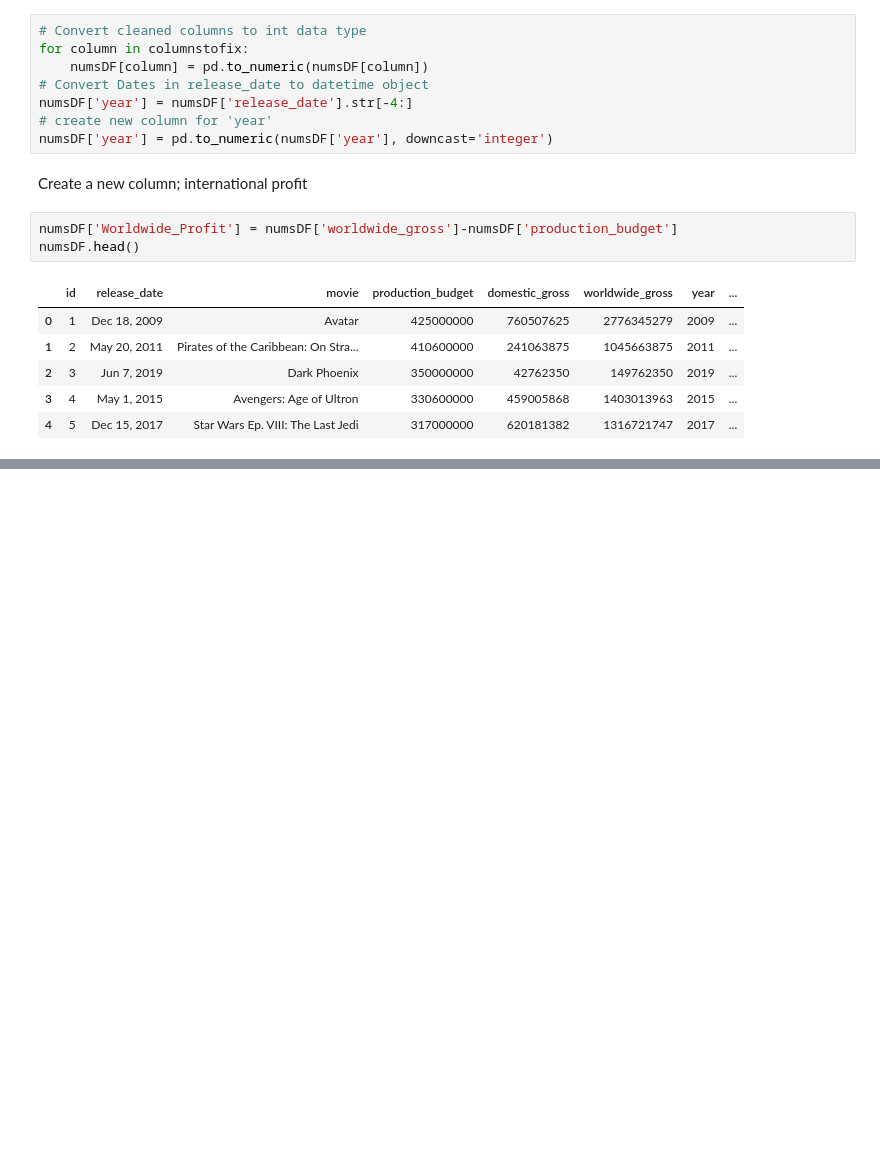
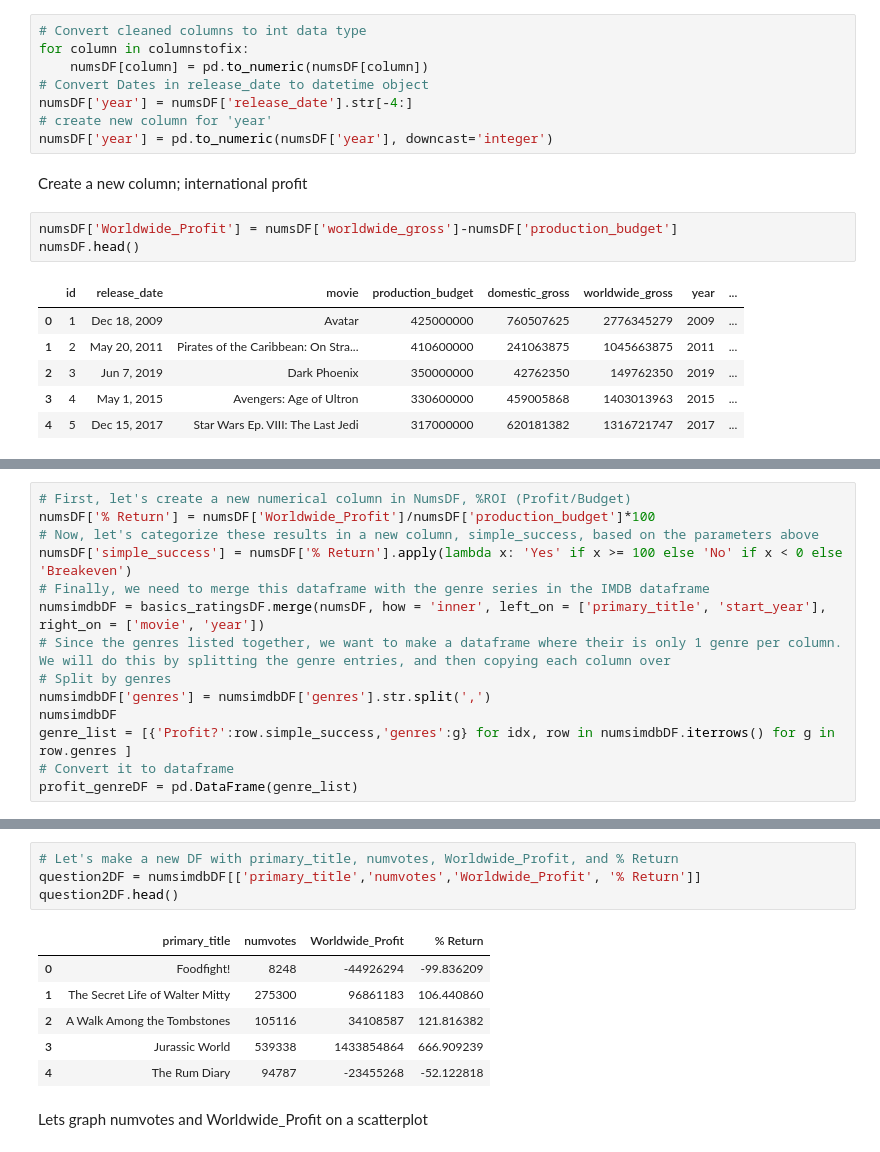
Before and after one commit to ChuckNadel/Movie-Data-Analysis, a Jupyter notebook: MovieAnalysisNotebook.ipynb, the cells around one changed output, grey strips where cells are left out. Saved outputs shown, nothing was run; the diff lists cells and outputs as text; blank space fills up the shorter version.

```diff
--- a/MovieAnalysisNotebook.ipynb
+++ b/MovieAnalysisNotebook.ipynb
@@ -147,0 +158,14 @@ numsDF.head()
+# %%
+# First, let's create a new numerical column in NumsDF, %ROI (Profit/Budget)
+numsDF['% Return'] = numsDF['Worldwide_Profit']/numsDF['production_budget']*100
+# Now, let's categorize these results in a new column, simple_success, based on the parameters above
+numsDF['simple_success'] = numsDF['% Return'].apply(lambda x: 'Yes' if x >= 100 else 'No' if x < 0 else 'Breakeven')
+# Finally, we need to merge this dataframe with the genre series in the IMDB dataframe
+numsimdbDF = basics_ratingsDF.merge(numsDF, how = 'inner', left_on = ['primary_title', 'start_year'], right_on = ['movie', 'year'])
+# Since the genres listed together, we want to make a dataframe where their is only 1 genre per column. We will do this by splitting the genre entries, and then copying each column over
+# Split by genres
+numsimdbDF['genres'] = numsimdbDF['genres'].str.split(',')
+numsimdbDF
+genre_list = [{'Profit?':row.simple_success,'genres':g} for idx, row in numsimdbDF.iterrows() for g in row.genres ]
+# Convert it to dataframe
+profit_genreDF = pd.DataFrame(genre_list)
@@ -196,0 +214,13 @@ px.bar(df_green, x = 'genres', y = 'Frank', color = 'Profit?', barmode = 'stack'
+# %%
+# Let's make a new DF with primary_title, numvotes, Worldwide_Profit, and % Return
+question2DF = numsimdbDF[['primary_title','numvotes','Worldwide_Profit', '% Return']]
+question2DF.head()
+# %% [output]
+|  | primary_title | numvotes | Worldwide_Profit | % Return |
+| 0 | Foodfight! | 8248 | -44926294 | -99.836209 |
+| 1 | The Secret Life of Walter Mitty | 275300 | 96861183 | 106.440860 |
+| 2 | A Walk Among the Tombstones | 105116 | 34108587 | 121.816382 |
+| 3 | Jurassic World | 539338 | 1433854864 | 666.909239 |
+| 4 | The Rum Diary | 94787 | -23455268 | -52.122818 |
+# %% [markdown]
+Lets graph numvotes and Worldwide_Profit on a scatterplot
```
Also changed, not shown: parts of 21 cells of this notebook.
